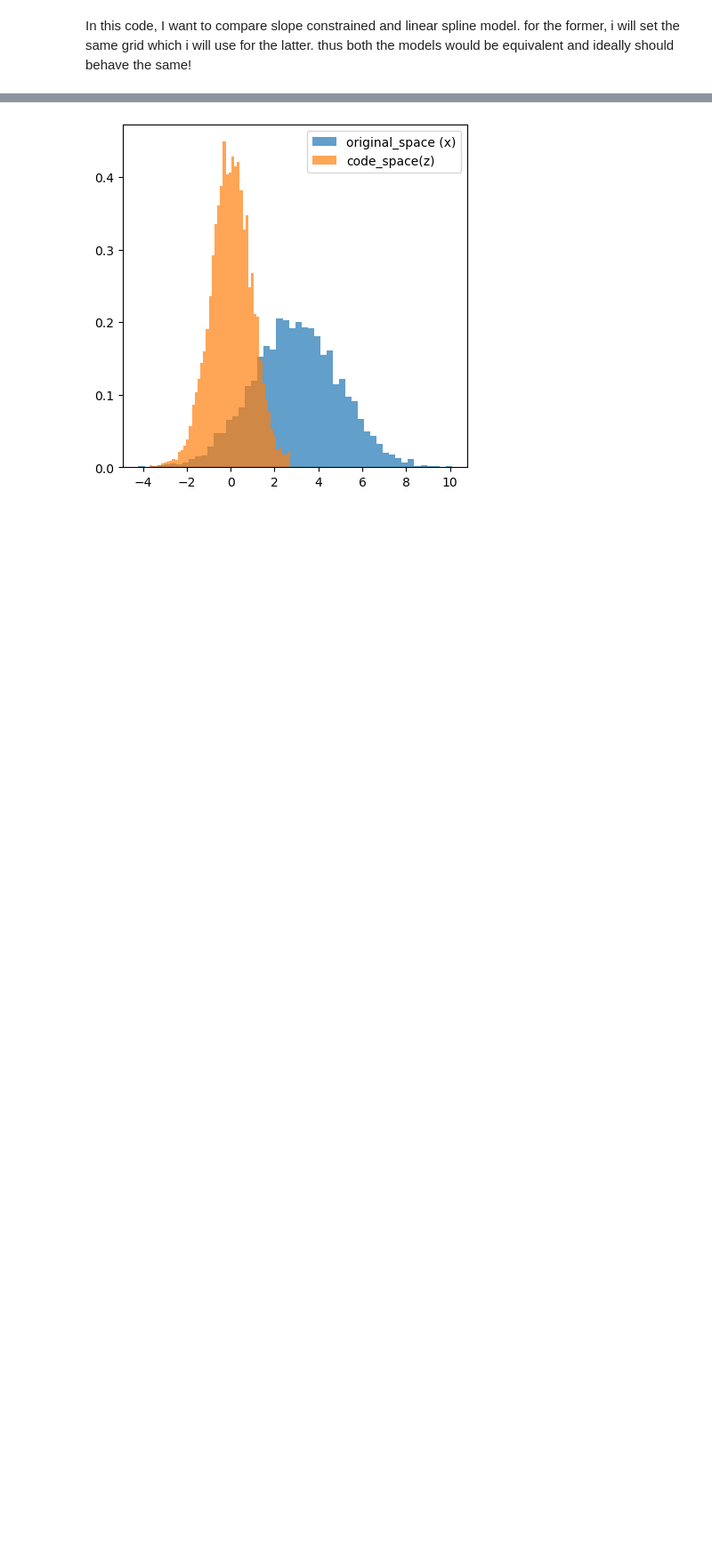
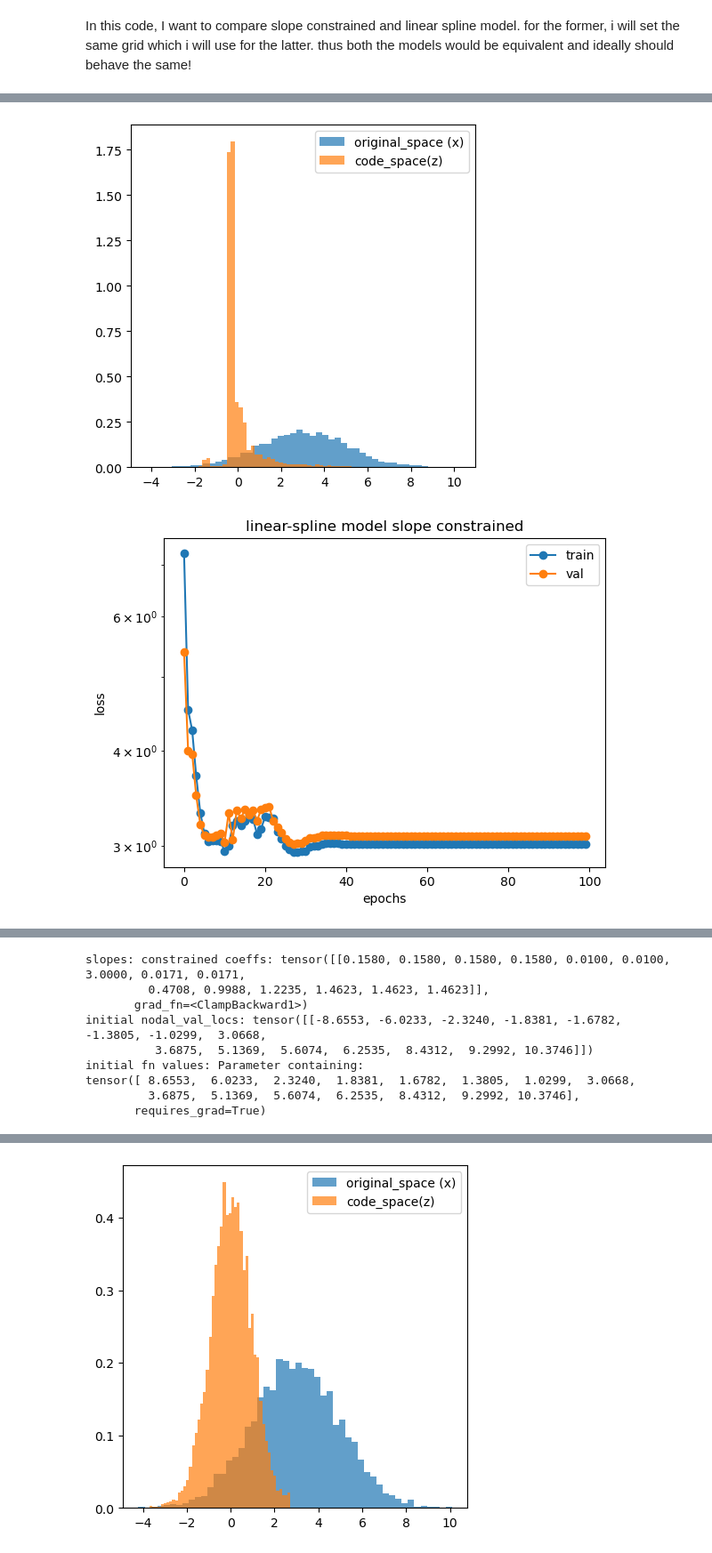
Before and after one commit to neelkanthrawat/Lipschitz_DSNN, a Jupyter notebook: with_TV2_regul.ipynb, the cells around one changed output, grey strips where cells are left out. Shown at 89% size. Saved outputs shown, nothing was run; the diff lists cells and outputs as text; code cells hidden in the pictures; blank space fills up the shorter version.

Commit message:
interesting observ tv2 regul term

```diff
--- a/with_TV2_regul.ipynb
+++ b/with_TV2_regul.ipynb
@@ -602,0 +606,17 @@ slopes: constrained coeffs: tensor([[1.0824, 1.0824, 0.0100, 1.0740, 0.8628, 3.0
+# %%
+# training 100 rounds with low tv2 regularization
+train_loss2, val_loss2, epoch_wise_param_list,coeffs_unconstrained_evol2, coeffs_const_evol2 = train_and_evaluate(
+    model = model2,
+    train_loader=train_loader,
+    val_loader=val_loader,
+    num_epochs=100,
+    scheduler_type="ReduceLROnPlateau",
+    lr=0.004,#0.004
+    print_after=20,
+    track_coefficients=1, #
+    type_model="scls",
+    tv2_regulation= 1,
+    lambda_tv2=0.008,
+    gamma = 0.5, # schedular, learning rate decay factor
+    alpha_nll=1# We don;t need any alpha anymore! get rid of this in the code later
+) # why is it no # good thing is that it is shifting but the bad thing is that its kind of collapsing to 0 . NOT ANYMORE
@@ -602,0 +674,10 @@ slopes: constrained coeffs: tensor([[1.0824, 1.0824, 0.0100, 1.0740, 0.8628, 3.0
+# %%
+
+analyse_training(model_in=model2,
+train_loss=train_loss2, val_loss=val_loss2,
+                test_data=train_data, figsize=(20,20),
+                model_params_list=epoch_wise_param_list,
+                num_coeffs=10,print_model_params=0, plot_freq=5) # 40 more (30 below+40 x3 below + 40  more= 70+40+40 + 40=110+40 +40=150+40=190)
+# %% [output]
+[figure, added]
+[figure, added]
@@ -602,0 +685,9 @@ slopes: constrained coeffs: tensor([[1.0824, 1.0824, 0.0100, 1.0740, 0.8628, 3.0
+slopes: constrained coeffs: tensor([[0.1580, 0.1580, 0.1580, 0.1580, 0.0100, 0.0100, 3.0000, 0.0171, 0.0171,
+         0.4708, 0.9988, 1.2235, 1.4623, 1.4623, 1.4623]],
+       grad_fn=<ClampBackward1>)
+initial nodal_val_locs: tensor([[-8.6553, -6.0233, -2.3240, -1.8381, -1.6782, -1.3805, -1.0299,  3.0668,
+          3.6875,  5.1369,  5.6074,  6.2535,  8.4312,  9.2992, 10.3746]])
+initial fn values: Parameter containing:
+tensor([ 8.6553,  6.0233,  2.3240,  1.8381,  1.6782,  1.3805,  1.0299,  3.0668,
+         3.6875,  5.1369,  5.6074,  6.2535,  8.4312,  9.2992, 10.3746],
+       requires_grad=True)
```
Also changed, not shown: parts of 11 cells of this notebook.
